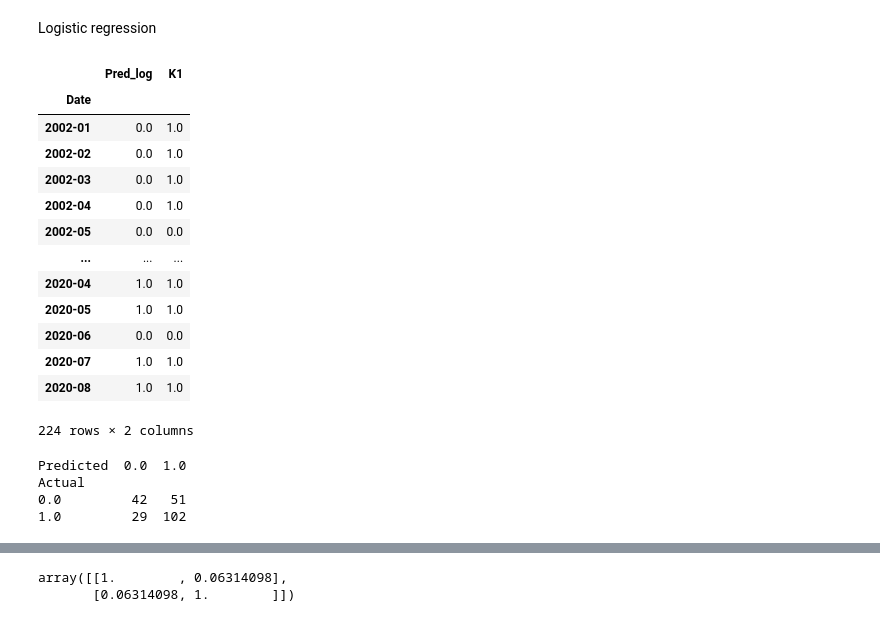
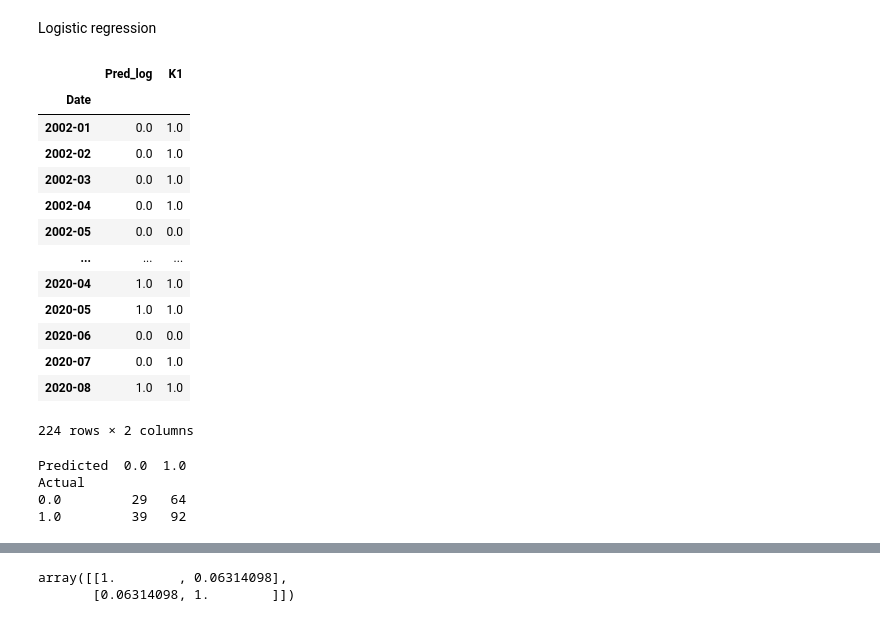
Before and after one commit to jessekeranen/seminar, a Jupyter notebook: jupyter.ipynb, the cells around one changed output, grey strips where cells are left out. Saved outputs shown, nothing was run; the diff lists cells and outputs as text; code cells hidden in the pictures.

```diff
--- a/jupyter.ipynb
+++ b/jupyter.ipynb
@@ -903,8 +903,8 @@ log_df.loc[log_df["K1"] > 0, "K1" ] = 1
 for date in dates:
     out_of_sample = finalmonthlyOnlyIV.loc[date]
     df = log_df.loc[:date]
-    X = df.iloc[:, :-1]
-    y = df.iloc[:, -1:]
+    X = df.iloc[:, :-1].iloc[:-1]
+    y = df.iloc[:, -1:].iloc[:-1]
     glm = sm.GLM(y, X, family=sm.families.Binomial()).fit()
     temp = np.matrix([[date] * len(glm.params)] + [glm.params.tolist()] + [glm.tvalues.tolist()] + [glm.params.index.tolist()])
 
@@ -915,34 +915,34 @@ for date in dates:
     predictions_log.append(prediction)
 
 pred_df_log = pd.DataFrame(predictions_log)
 pred_df_log = pred_df_log.rename(columns={0: "Date", 1: "Pred_log"})
 pred_df_log.set_index('Date', inplace=True)
 
 results_log = pd.DataFrame(results_log)
 results_log = results_log.rename(columns={0: "Date", 1: "Coef", 2: "T-val", 3: "Variable"})
 results_log.set_index("Date", inplace=True)
 
 results_log[["Coef", "T-val"]] = results_log[["Coef", "T-val"]].apply(pd.to_numeric)
 results_log = results_log.round(2)
 
 pred_df_log.loc[pred_df_log["Pred_log"] < 0.5, "Pred_log" ] = 0
 pred_df_log.loc[pred_df_log["Pred_log"] >= 0.5, "Pred_log" ] = 1
 
 pred_df_log = pred_df_log.merge(log_df["K1"], on="Date")
 pred_df_log
 # %% [output]
 |  | Pred_log | K1 |
 | Date |  |  |
 | 2002-01 | 0.0 | 1.0 |
 | 2002-02 | 0.0 | 1.0 |
 | 2002-03 | 0.0 | 1.0 |
 | 2002-04 | 0.0 | 1.0 |
 | 2002-05 | 0.0 | 0.0 |
 | ... | ... | ... |
 | 2020-04 | 1.0 | 1.0 |
 | 2020-05 | 1.0 | 1.0 |
 | 2020-06 | 0.0 | 0.0 |
-| 2020-07 | 1.0 | 1.0 |
+| 2020-07 | 0.0 | 1.0 |
 | 2020-08 | 1.0 | 1.0 |
 224 rows × 2 columns
 # %%
@@ -951,8 +951,8 @@ print(confusion_matrix)
 # %% [output]
 Predicted  0.0  1.0
 Actual
-0.0         42   51
-1.0         29  102
+0.0         29   64
+1.0         39   92
 # %%
 # I make dataframe from rhmean that I can merge it to df2
 rhmeanDF = pd.DataFrame(rhmean)
```
Also changed, not shown: parts of 4 cells of this notebook.
